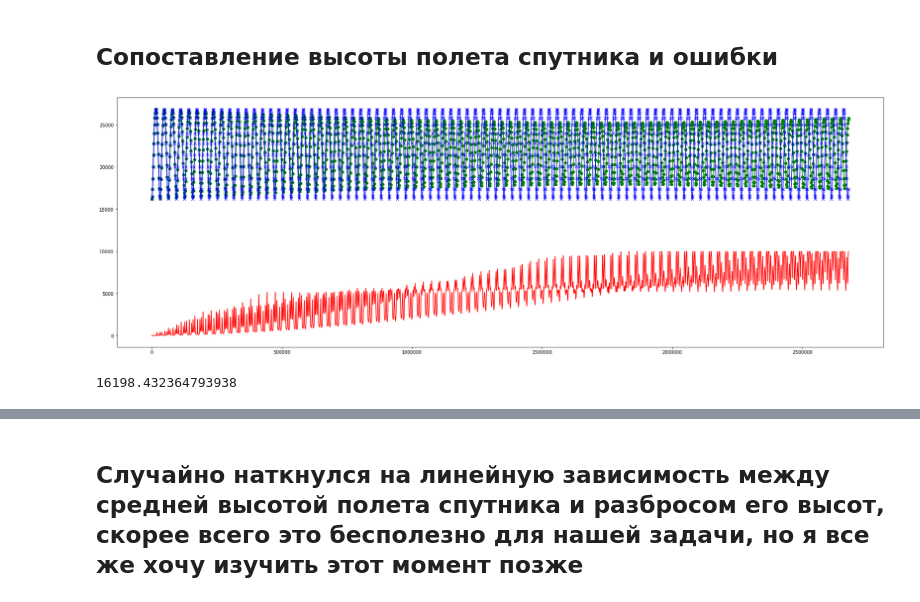
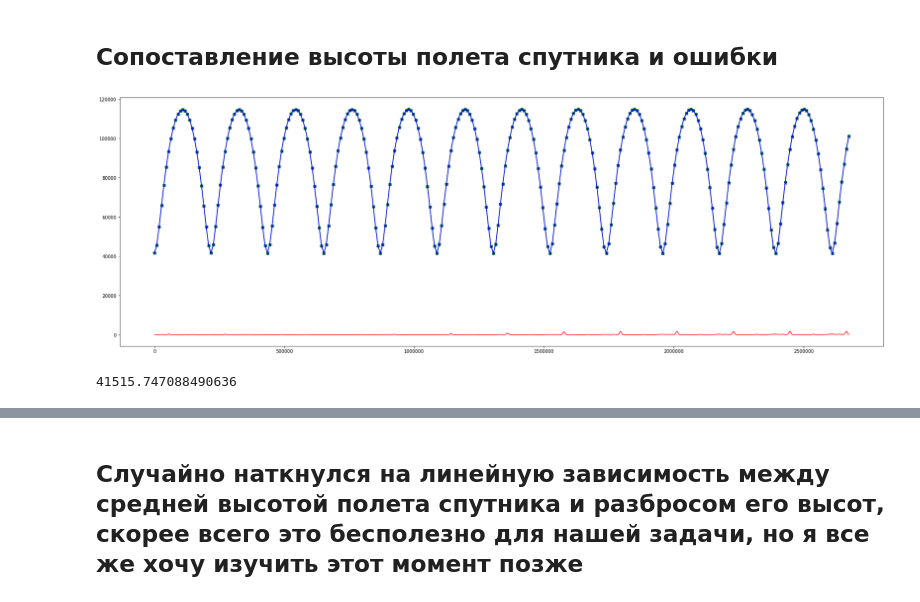
Before and after one commit to KirillRuSS/IDAO-2020, a Jupyter notebook: IDAO-2020.ipynb, the cells around one changed output, grey strips where cells are left out. Saved outputs shown, nothing was run; the diff lists cells and outputs as text; code cells hidden in the pictures.

```diff
--- a/IDAO-2020.ipynb
+++ b/IDAO-2020.ipynb
@@ -89,25 +96,25 @@ plt.show()
 ## Сопоставление высоты полета спутника и  ошибки
 # %%
 plt.figure(figsize = (30, 10))
-sat = df[df.sat_id==11]
+sat = df[df.sat_id==12]
 
 #x = np.linspace(0.0, 1.0, num=len(sat))
 x = sat['total_seconds']
 
 y=(sat.x**2 + sat.y**2 + sat.z**2)**0.5
 plt.plot(x,y, '-go')
 
 x = sat['total_seconds']
 y=(sat.x_sim**2 + sat.y_sim**2 + sat.z_sim**2)**0.5
 plt.plot(x,y, '-bx')
 
 #x = np.linspace(0.0, sat['total_seconds'].max(), num=len(sat))
 
 
 plt.plot(x, sat['error']*10000, '-r')
 
 plt.show()
 print(y.min())
 # %% [output]
-[figure, old version]
+[figure, new version]
-16198.432364793938
+41515.747088490636
```
Also changed, not shown: parts of 18 cells of this notebook, 3 other files.
